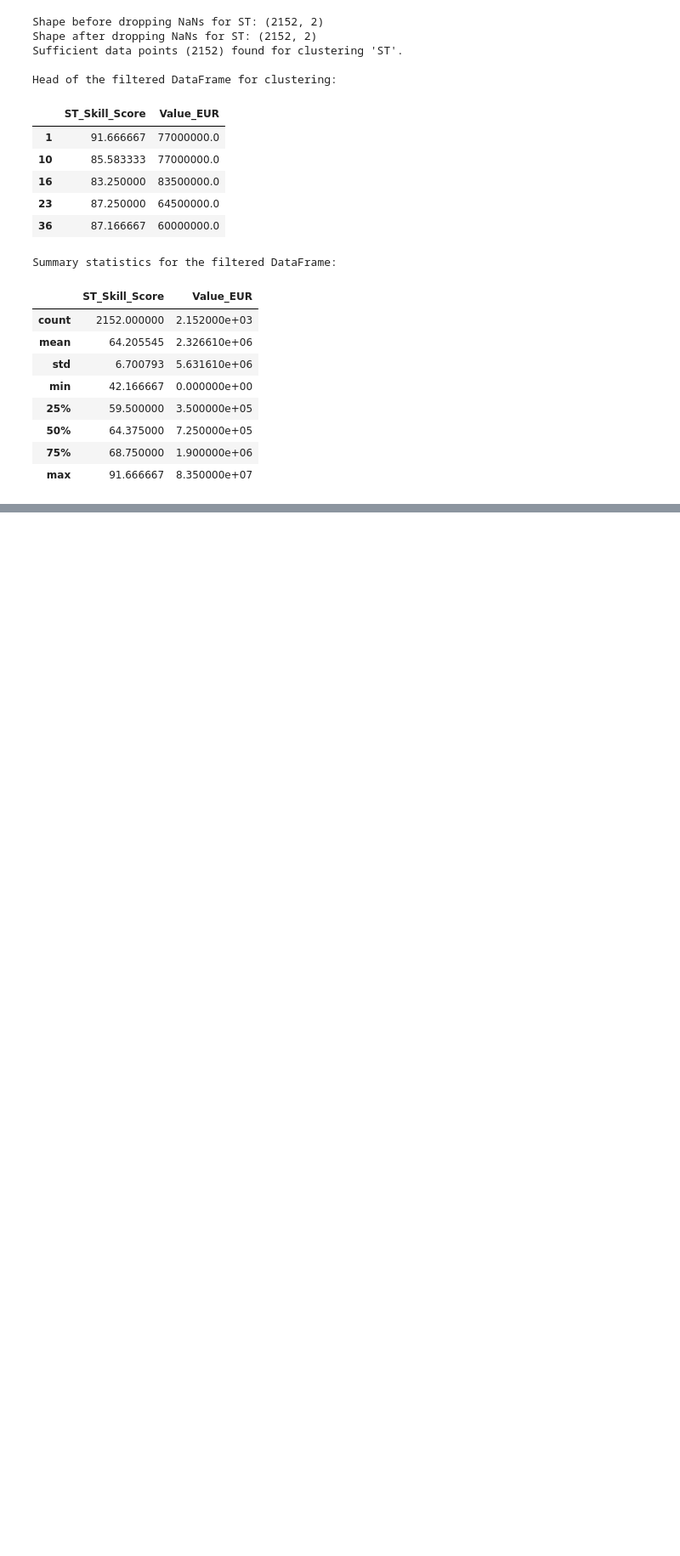
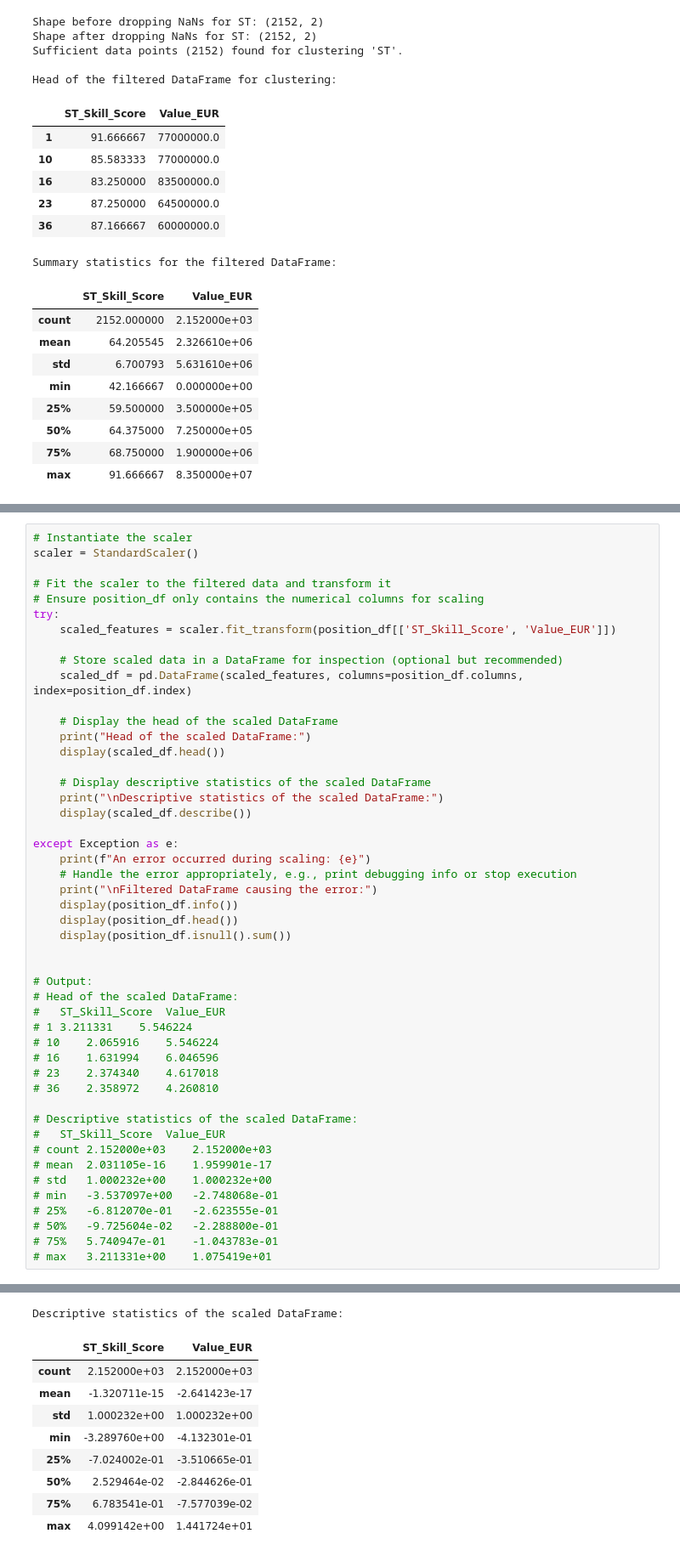
Before and after one commit to SLajuwomi/FIFA, a Jupyter notebook: fifa19_undervaluation_analysis.ipynb, the cells around one changed output, grey strips where cells are left out. Shown at 85% size. Saved outputs shown, nothing was run; the diff lists cells and outputs as text; blank space fills up the shorter version.

```diff
--- a/fifa19_undervaluation_analysis.ipynb
+++ b/fifa19_undervaluation_analysis.ipynb
@@ -1156,0 +1163,49 @@ Summary statistics for the filtered DataFrame:
+# %%
+# Instantiate the scaler
+scaler = StandardScaler()
+
+# Fit the scaler to the filtered data and transform it
+# Ensure position_df only contains the numerical columns for scaling
+try:
+    scaled_features = scaler.fit_transform(position_df[['ST_Skill_Score', 'Value_EUR']])
+
+    # Store scaled data in a DataFrame for inspection (optional but recommended)
+    scaled_df = pd.DataFrame(scaled_features, columns=position_df.columns, index=position_df.index)
+
+    # Display the head of the scaled DataFrame
+    print("Head of the scaled DataFrame:")
+    display(scaled_df.head())
+
+    # Display descriptive statistics of the scaled DataFrame
+    print("\nDescriptive statistics of the scaled DataFrame:")
+    display(scaled_df.describe())
+
+except Exception as e:
+    print(f"An error occurred during scaling: {e}")
+    # Handle the error appropriately, e.g., print debugging info or stop execution
+    print("\nFiltered DataFrame causing the error:")
+    display(position_df.info())
+    display(position_df.head())
+    display(position_df.isnull().sum())
+
+
+# Output:
+# Head of the scaled DataFrame:
+# 	ST_Skill_Score	Value_EUR
+# 1	3.211331	5.546224
+# 10	2.065916	5.546224
+# 16	1.631994	6.046596
+# 23	2.374340	4.617018
+# 36	2.358972	4.260810
+
+# Descriptive statistics of the scaled DataFrame:
+# 	ST_Skill_Score	Value_EUR
+# count	2.152000e+03	2.152000e+03
+# mean	2.031105e-16	1.959901e-17
+# std	1.000232e+00	1.000232e+00
+# min	-3.537097e+00	-2.748068e-01
+# 25%	-6.812070e-01	-2.623555e-01
+# 50%	-9.725604e-02	-2.288800e-01
+# 75%	5.740947e-01	-1.043783e-01
+# max	3.211331e+00	1.075419e+01
+# %% [output]
@@ -1156,0 +1219,10 @@ Summary statistics for the filtered DataFrame:
+Descriptive statistics of the scaled DataFrame:
+|  | ST_Skill_Score | Value_EUR |
+| count | 2.152000e+03 | 2.152000e+03 |
+| mean | -1.320711e-15 | -2.641423e-17 |
+| std | 1.000232e+00 | 1.000232e+00 |
+| min | -3.289760e+00 | -4.132301e-01 |
+| 25% | -7.024002e-01 | -3.510665e-01 |
+| 50% | 2.529464e-02 | -2.844626e-01 |
+| 75% | 6.783541e-01 | -7.577039e-02 |
+| max | 4.099142e+00 | 1.441724e+01 |
```
Also changed, not shown: parts of 2 cells of this notebook.
